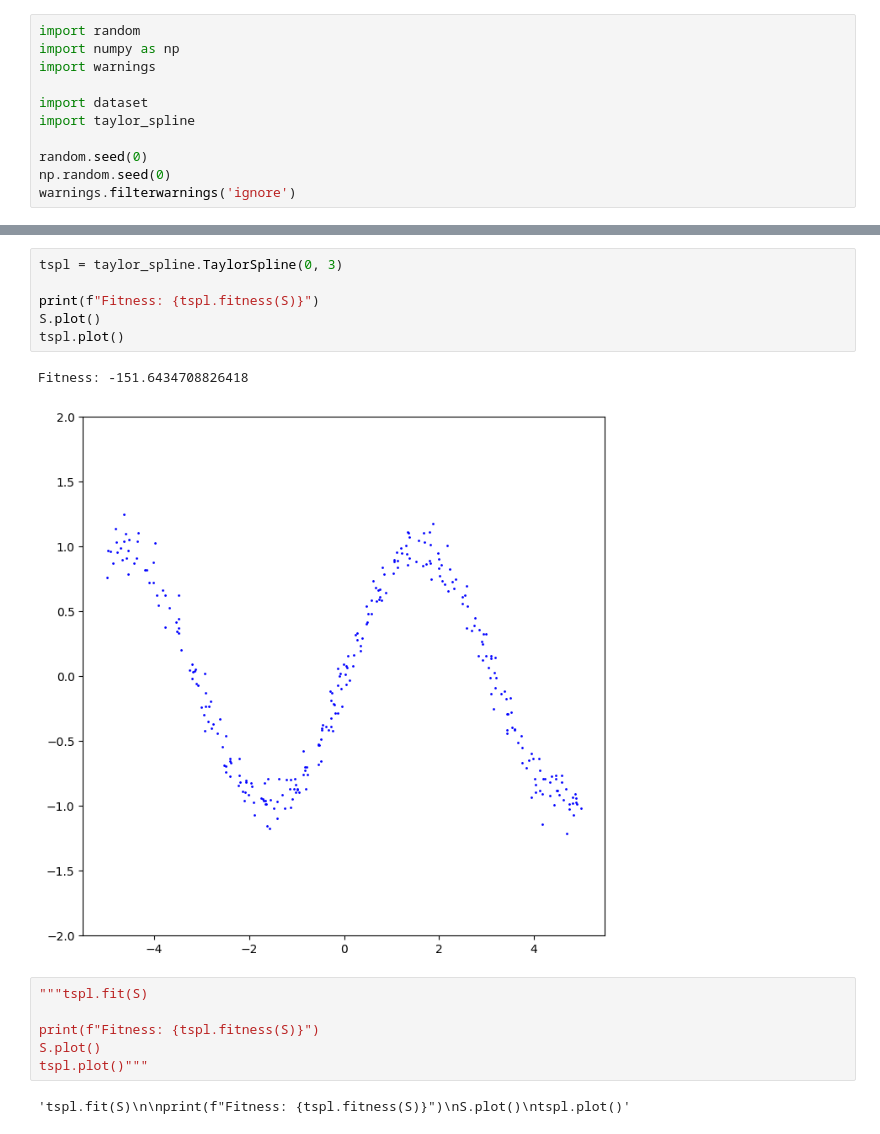
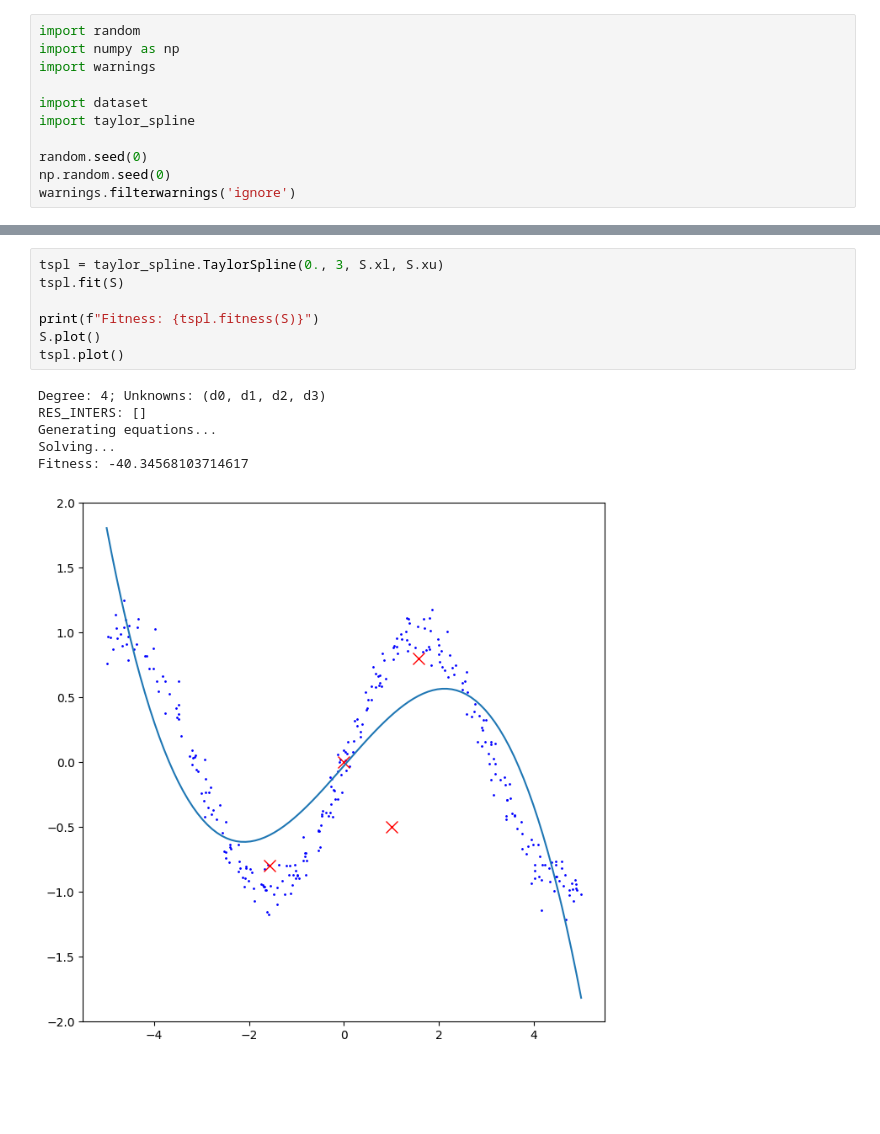
Before and after one commit to AgostinoRizzo/genpro, a Jupyter notebook: symbreg-taylor.ipynb, the cells around one changed output, grey strips where cells are left out. Cells and saved outputs as stored; diff of their text form; blank space fills up the shorter version.

Commit message:
Support intersection points (Taylor spline)

```diff
--- a/symbreg-taylor.ipynb
+++ b/symbreg-taylor.ipynb
@@ -18,20 +18,17 @@ S.plot()
 # %%
-tspl = taylor_spline.TaylorSpline(0, 3)
+tspl = taylor_spline.TaylorSpline(0., 3, S.xl, S.xu)
+tspl.fit(S)
 
 print(f"Fitness: {tspl.fitness(S)}")
 S.plot()
 tspl.plot()
 # %% [output]
-Fitness: -151.6434708826418
+Degree: 4; Unknowns: (d0, d1, d2, d3)
+RES_INTERS: []
+Generating equations...
+Solving...
+Fitness: -40.34568103714617
-[figure, old version]
+[figure, new version]
-# %%
-"""tspl.fit(S)
-
-print(f"Fitness: {tspl.fitness(S)}")
-S.plot()
-tspl.plot()"""
-# %% [output]
-'tspl.fit(S)\n\nprint(f"Fitness: {tspl.fitness(S)}")\nS.plot()\ntspl.plot()'
 # %%
 from matplotlib import pyplot as plt
 
```
Also changed, not shown: parts of 5 cells of this notebook, 2 other files.
